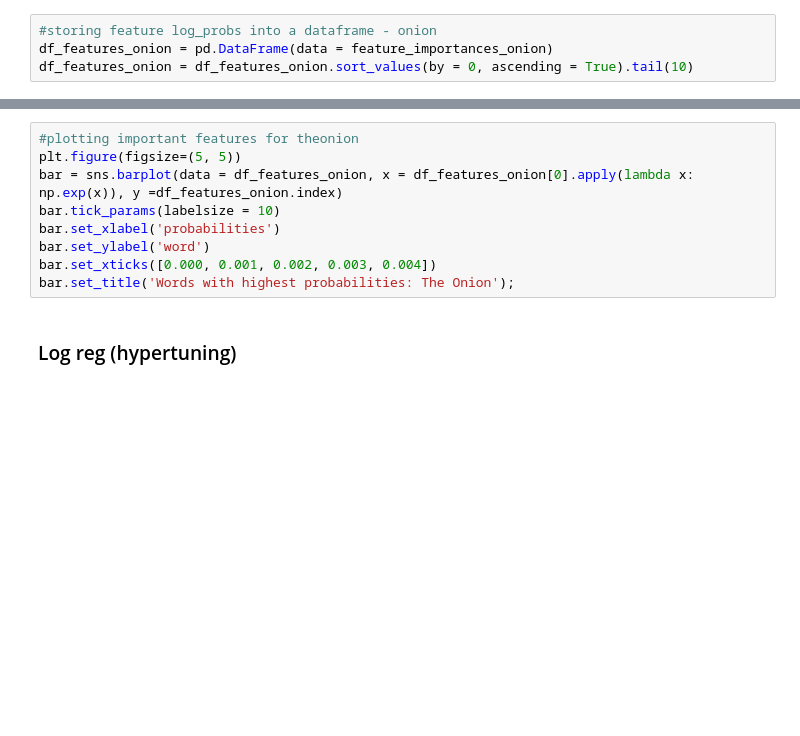
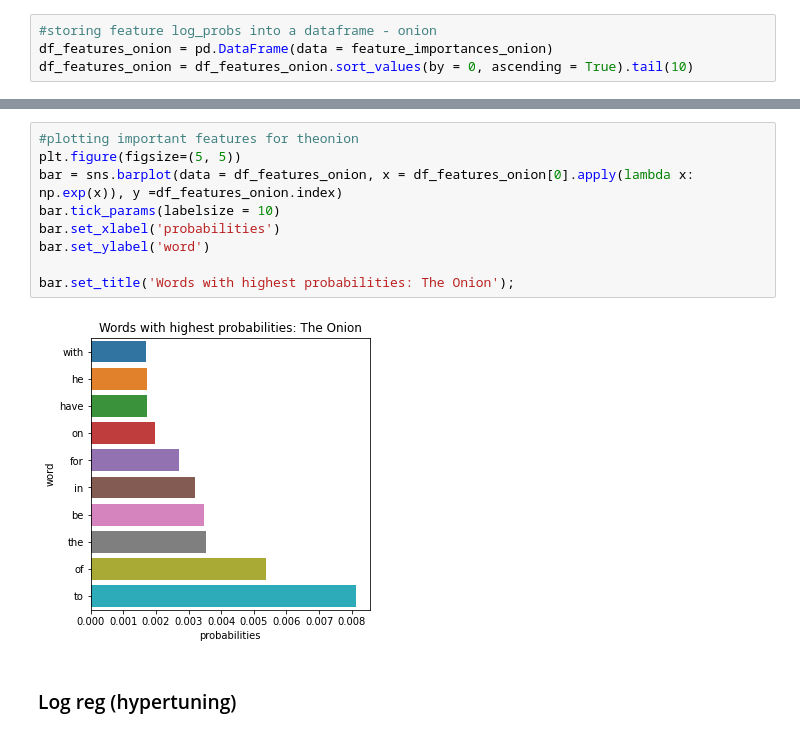
Before and after one commit to EthanTye/Project-3, a Jupyter notebook: Code/Submission.ipynb, the cells around one changed output, grey strips where cells are left out. Cells and saved outputs as stored; diff of their text form; blank space fills up the shorter version.

```diff
--- a/Code/Submission.ipynb
+++ b/Code/Submission.ipynb
@@ -521,12 +563,14 @@ bar.set_title('Words with highest probabilities: Not The Onion');
 # %%
 #plotting important features for theonion
 plt.figure(figsize=(5, 5))
 bar = sns.barplot(data = df_features_onion, x = df_features_onion[0].apply(lambda x: np.exp(x)), y =df_features_onion.index)
 bar.tick_params(labelsize = 10)
 bar.set_xlabel('probabilities')
 bar.set_ylabel('word')
-bar.set_xticks([0.000, 0.001, 0.002, 0.003, 0.004])
+
 bar.set_title('Words with highest probabilities: The Onion');
+# %% [output]
+[figure, added]
 # %% [markdown]
 ### Log reg (hypertuning)
 # %%
```
Also changed, not shown: parts of 10 cells of this notebook, 2 other files.
